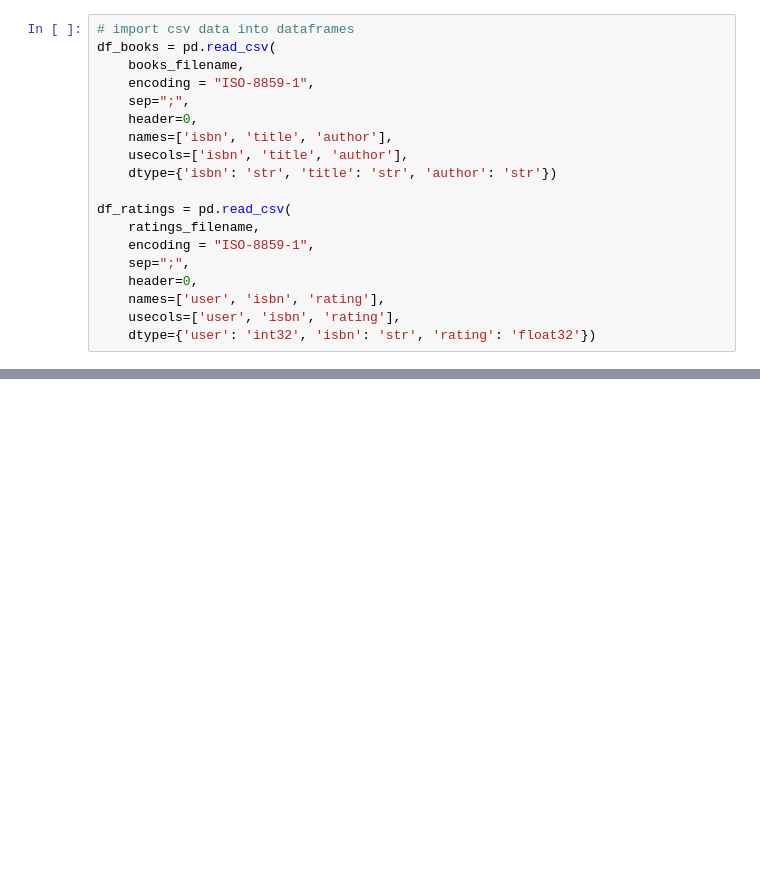
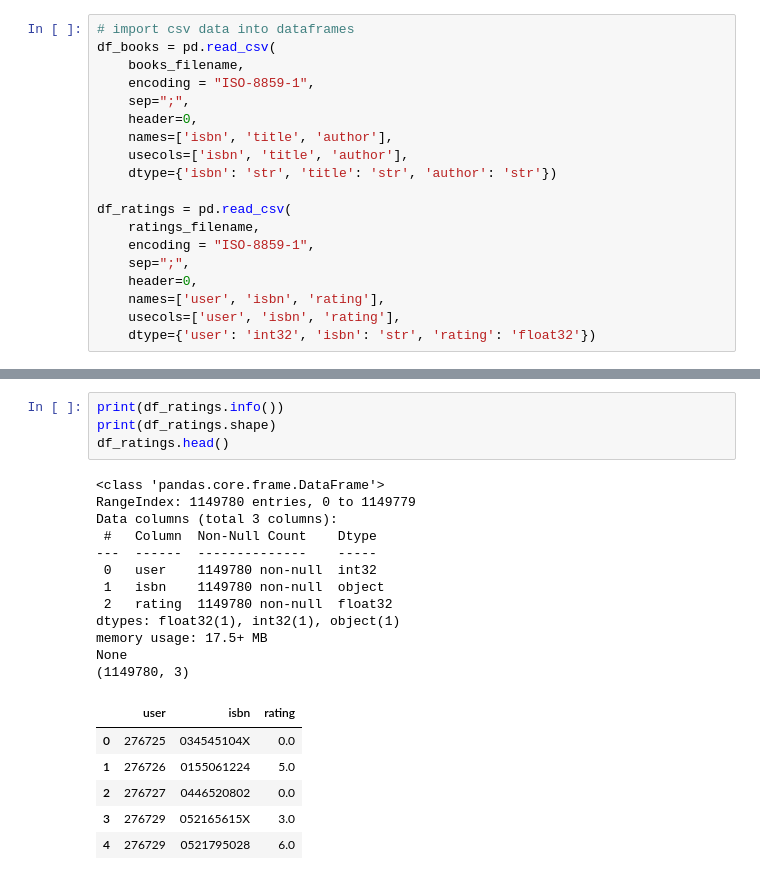
Before and after one commit to p16111121/fcc_book_recommendation_knn_test, a Jupyter notebook: fcc_book_recommendation_knn_test.ipynb, the cells around one changed output, grey strips where cells are left out. Saved outputs shown, nothing was run; the diff lists cells and outputs as text; blank space fills up the shorter version.

```diff
--- a/fcc_book_recommendation_knn_test.ipynb
+++ b/fcc_book_recommendation_knn_test.ipynb
@@ -36,0 +79,23 @@ df_ratings = pd.read_csv(
+# %%
+print(df_ratings.info())
+print(df_ratings.shape)
+df_ratings.head()
+# %% [output]
+<class 'pandas.core.frame.DataFrame'>
+RangeIndex: 1149780 entries, 0 to 1149779
+Data columns (total 3 columns):
+ #   Column  Non-Null Count    Dtype
+---  ------  --------------    -----
+ 0   user    1149780 non-null  int32
+ 1   isbn    1149780 non-null  object
+ 2   rating  1149780 non-null  float32
+dtypes: float32(1), int32(1), object(1)
+memory usage: 17.5+ MB
+None
+(1149780, 3)
+|  | user | isbn | rating |
+| 0 | 276725 | 034545104X | 0.0 |
+| 1 | 276726 | 0155061224 | 5.0 |
+| 2 | 276727 | 0446520802 | 0.0 |
+| 3 | 276729 | 052165615X | 3.0 |
+| 4 | 276729 | 0521795028 | 6.0 |
```
Also changed, not shown: parts of 11 cells of this notebook.
